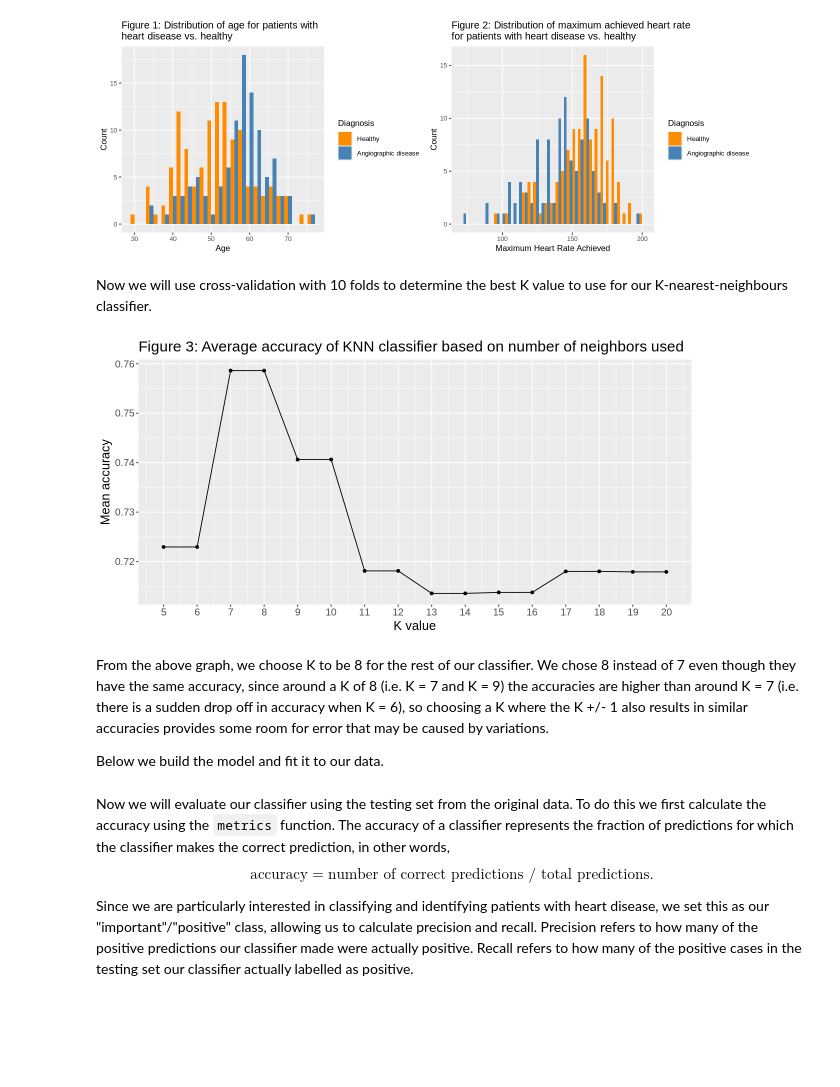
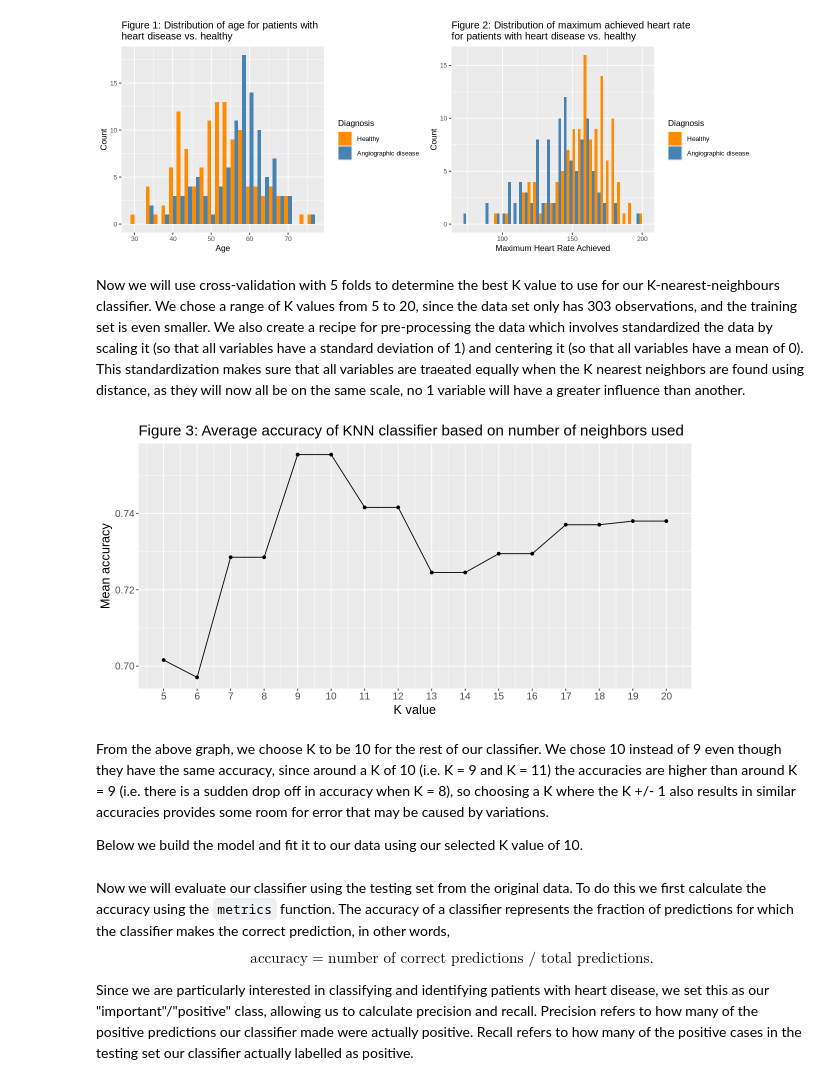
Before and after one commit to goete/Heart-Disease-Prediction-Modelling, a Jupyter notebook: final_report.ipynb, the cells around one changed output. Saved outputs shown, nothing was run; the diff lists cells and outputs as text; code cells hidden in the pictures; blank space fills up the shorter version.

```diff
--- a/final_report.ipynb
+++ b/final_report.ipynb
@@ -111,46 +133,45 @@ grid.arrange(graph_age, graph_heart_rate, ncol = 2)
 # %% [output]
 [figure]
 # %% [markdown]
-Now we will use cross-validation with 10 folds to determine the best K value to use for our K-nearest-neighbours classifier.
+Now we will use cross-validation with 5 folds to determine the best K value to use for our K-nearest-neighbours classifier. We chose a range of K values from 5 to 20, since the data set only has 303 observations, and the training set is even smaller. We also create a recipe for pre-processing the data which involves standardized the data by scaling it (so that all variables have a standard deviation of 1) and centering it (so that all variables have a mean of 0). This standardization makes sure that all variables are traeated equally when the K nearest neighbors are found using distance, as they will now all be on the same scale, no 1 variable will have a greater influence than another.
 # %%
-set.seed(54321)
 knn_recipe <- recipe(diagnosis ~ ., data = training_set) |>
     step_scale(all_predictors()) |>
     step_center(all_predictors())
 
 knn_spec_tune <- nearest_neighbor(weight_func = "rectangular", neighbors = tune()) |>
     set_engine("kknn") |>
     set_mode("classification")
 
 k_vals <- tibble(neighbors = 5:20)
 
-vfold <- vfold_cv(training_set, v = 5, strata = diagnosis)
+vfold <- vfold_cv(training_set, v = 10, strata = diagnosis)
 
 knn_fit_tuning <- workflow() |>
     add_recipe(knn_recipe) |>
     add_model(knn_spec_tune) |>
     tune_grid(resamples = vfold, grid = k_vals)
 
 tuning_metrics <- knn_fit_tuning |>
     collect_metrics()
 
 tuning_accuracies <- filter(tuning_metrics, .metric == "accuracy")
 
 cross_val_plot <- tuning_accuracies |>
     ggplot(aes(x = neighbors, y = mean)) +
     geom_point() +
     geom_line() +
     labs(x = "K value", y = "Mean accuracy") +
     ggtitle("Figure 3: Average accuracy of KNN classifier based on number of neighbors used") +
     theme(text = element_text(size = 15)) +
     scale_x_continuous(breaks = 5:30)
 
 options(repr.plot.height = 5, repr.plot.width = 10)
 cross_val_plot
 # %% [output]
-[figure, old version]
+[figure, new version]
 # %% [markdown]
-From the above graph, we choose K to be 8 for the rest of our classifier. We chose 8 instead of 7 even though they have the same accuracy, since around a K of 8 (i.e. K = 7 and K = 9) the accuracies are higher than around K = 7 (i.e. there is a sudden drop off in accuracy when K = 6), so choosing a K where the K +/- 1 also results in similar accuracies provides some room for error that may be caused by variations.
+From the above graph, we choose K to be 10 for the rest of our classifier. We chose 10 instead of 9 even though they have the same accuracy, since around a K of 10 (i.e. K = 9 and K = 11) the accuracies are higher than around K = 9 (i.e. there is a sudden drop off in accuracy when K = 8), so choosing a K where the K +/- 1 also results in similar accuracies provides some room for error that may be caused by variations.
 
-Below we build the model and fit it to our data.
+Below we build the model and fit it to our data using our selected K value of 10.
 # %%
```
Also changed, not shown: parts of 9 cells of this notebook.
